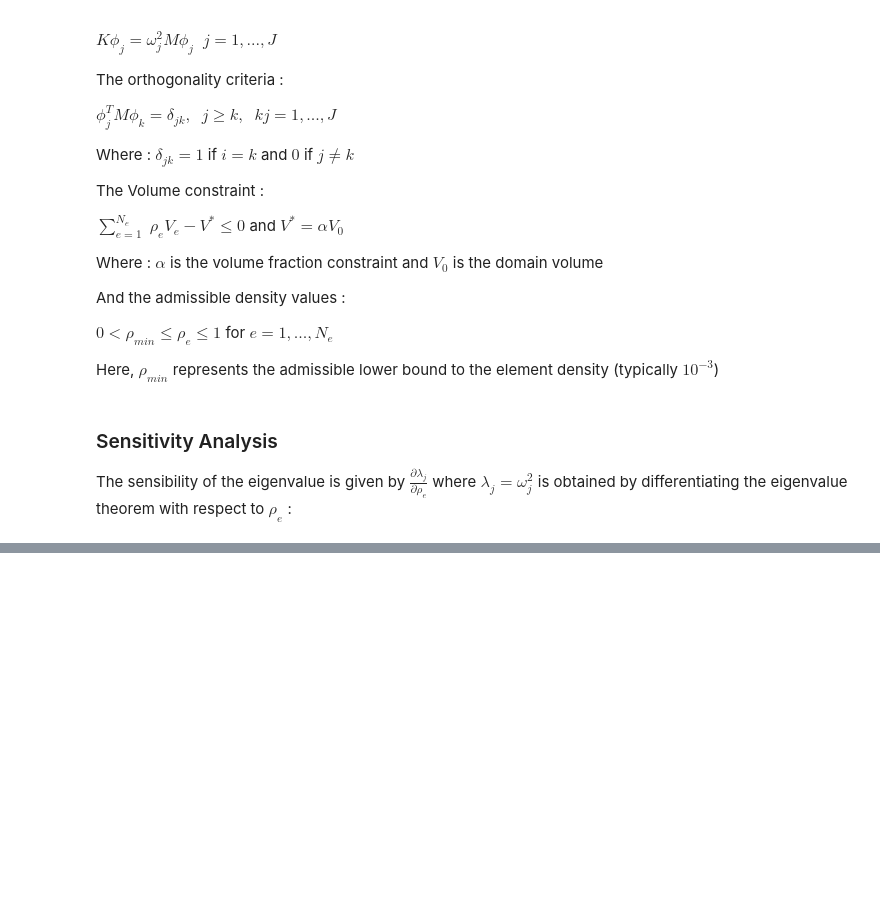
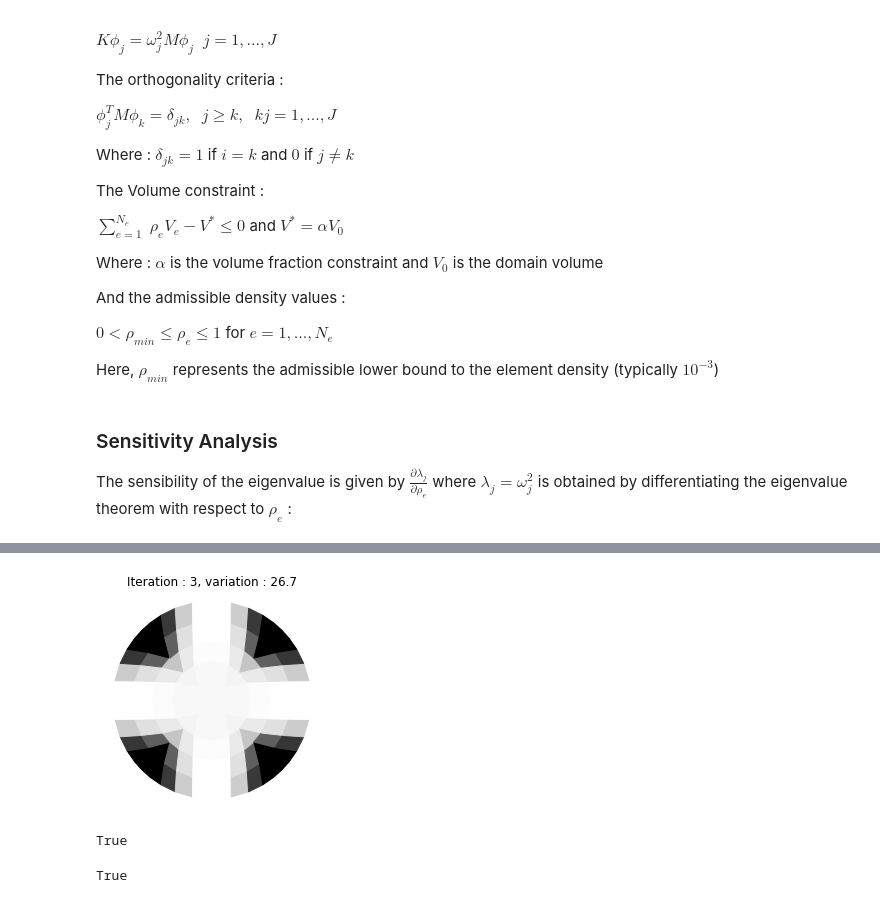
Before and after one commit to olivecha/FEMOL, a Jupyter notebook: DEV_Vibration_TOM.ipynb, the cells around one changed output, grey strips where cells are left out. Saved outputs shown, nothing was run; the diff lists cells and outputs as text; code cells hidden in the pictures; blank space fills up the shorter version.

```diff
--- a/DEV_Vibration_TOM.ipynb
+++ b/DEV_Vibration_TOM.ipynb
@@ -79,0 +112,22 @@ mesh = SIMP.solve(reference_vector)
+# %%
+mesh = FEMOL.mesh.circle_Q4(1, 10)
+problem = FEMOL.FEM_Problem(mesh=mesh, physics='displacement', model='plate')
+material1 = FEMOL.materials.IsotropicMaterial(E=3e6, mu=0.3, rho=5000)
+material2 = FEMOL.materials.general_flax()
+layup_coat = FEMOL.laminate.Layup(material=material2, plies=[0, 0, 0, 0])
+problem.define_materials(material1, material2)
+problem.define_tensors(0.1, layup_coat)
+problem.add_fixed_domain(FEMOL.domains.outside_circle(0, 0, 0.9))
+problem.add_forces([0, 0, -1e5, 0, 0, 0], FEMOL.domains.inside_circle(0, 0, 0.25))
+SIMP = FEMOL.SIMP_COMP(problem, volfrac=0.4)
+mesh = SIMP.solve(max_iter=3, plot=True, save=False)
+c1 = np.abs(np.sum(mesh.point_data['d1_Uz']))
+c2 = np.abs(np.sum(mesh.point_data['d3_Uz']))
+c2 < c1
+# %% [output]
+[figure, added]
+True
+# %%
+c2<c1
+# %% [output]
+True
```
Also changed, not shown: parts of 9 cells of this notebook, 5 other files.
